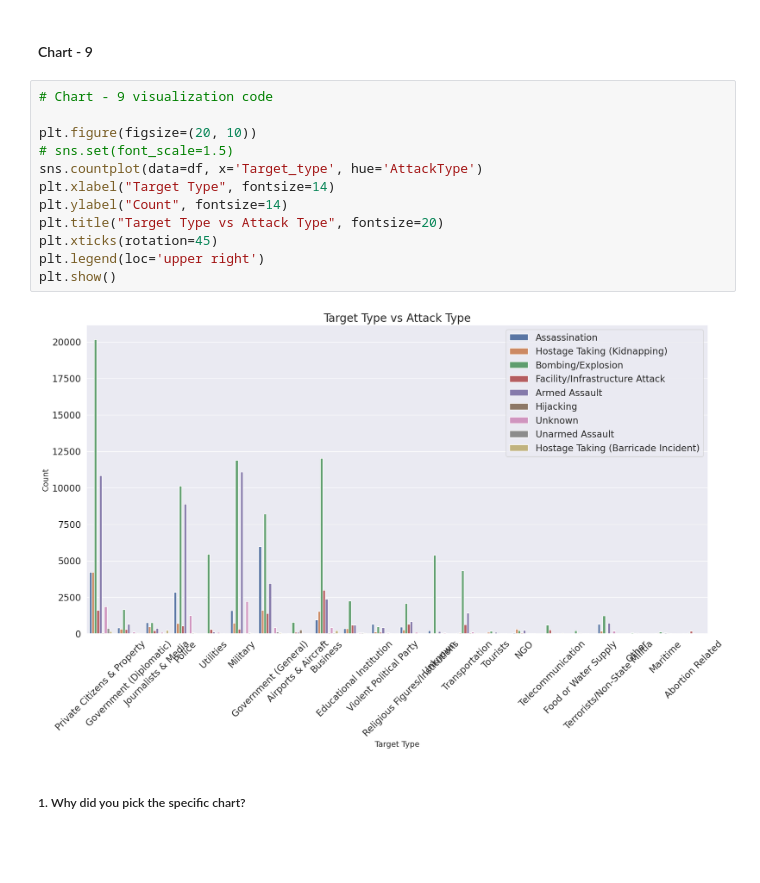
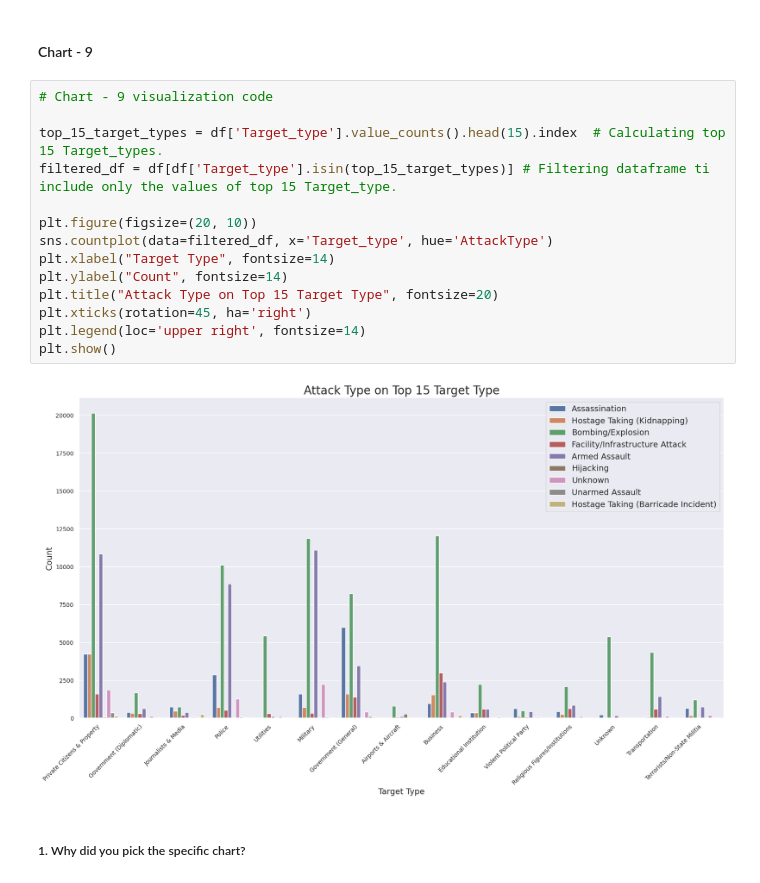
Before and after one commit to Shubham-kumar149/Data-Visualization-With-Python, a Jupyter notebook: Capstone_Project_EDA_on_Global_Terrorism_Dataset.ipynb, the cells around one changed output. Cells and saved outputs as stored; diff of their text form; blank space fills up the shorter version.

```diff
--- a/Capstone_Project_EDA_on_Global_Terrorism_Dataset.ipynb
+++ b/Capstone_Project_EDA_on_Global_Terrorism_Dataset.ipynb
@@ -688,17 +690,19 @@ Answer Here
 # %%
 # Chart - 9 visualization code
 
+top_15_target_types = df['Target_type'].value_counts().head(15).index  # Calculating top 15 Target_types.
+filtered_df = df[df['Target_type'].isin(top_15_target_types)] # Filtering dataframe ti include only the values of top 15 Target_type.
+
 plt.figure(figsize=(20, 10))
-# sns.set(font_scale=1.5)
-sns.countplot(data=df, x='Target_type', hue='AttackType')
+sns.countplot(data=filtered_df, x='Target_type', hue='AttackType')
 plt.xlabel("Target Type", fontsize=14)
 plt.ylabel("Count", fontsize=14)
-plt.title("Target Type vs Attack Type", fontsize=20)
-plt.xticks(rotation=45)
-plt.legend(loc='upper right')
+plt.title("Attack Type on Top 15 Target Type", fontsize=20)
+plt.xticks(rotation=45, ha='right')
+plt.legend(loc='upper right', fontsize=14)
 plt.show()
 # %% [output]
-[figure, old version]
+[figure, new version]
 # %% [markdown]
 ##### 1. Why did you pick the specific chart?
 # %% [markdown]
```
Also changed, not shown: parts of 10 cells of this notebook.
